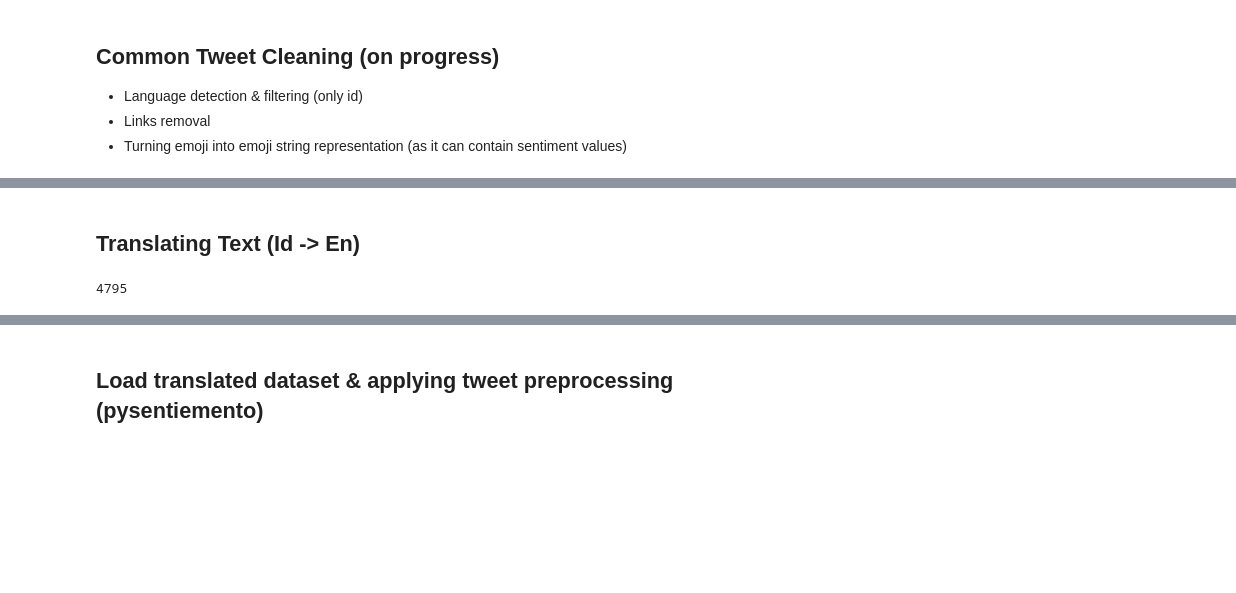
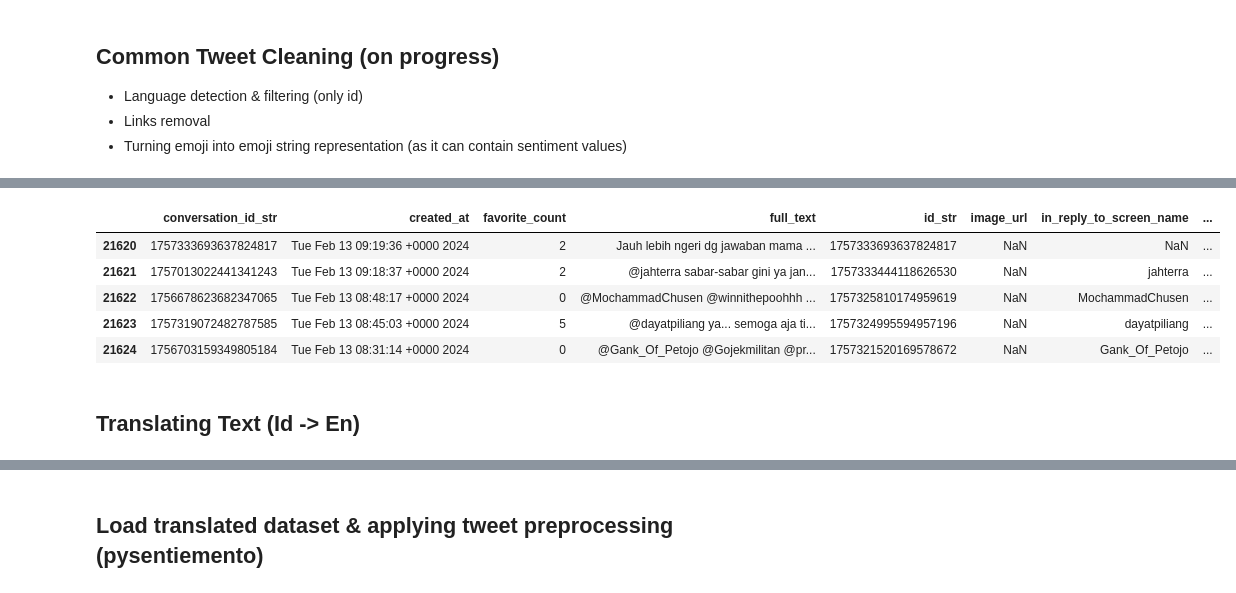
Before and after one commit to Arthdrm/PythonCode, a Jupyter notebook: scrapping-data-viz/data_lab.ipynb, the cells around one changed output, grey strips where cells are left out. Drawn from its saved outputs; the diff is of its cells as text; code cells hidden in the pictures; blank space fills up the shorter version.

```diff
--- a/scrapping-data-viz/data_lab.ipynb
+++ b/scrapping-data-viz/data_lab.ipynb
@@ -84,11 +174,16 @@ df.duplicated(subset=["full_text"]).sum()
+# %%
+df.tail()
+# %% [output]
+|  | conversation_id_str | created_at | favorite_count | full_text | id_str | image_url | in_reply_to_screen_name | ... |
+| 21620 | 1757333693637824817 | Tue Feb 13 09:19:36 +0000 2024 | 2 | Jauh lebih ngeri dg jawaban mama ... | 1757333693637824817 | NaN | NaN | ... |
+| 21621 | 1757013022441341243 | Tue Feb 13 09:18:37 +0000 2024 | 2 | @jahterra sabar-sabar gini ya jan... | 1757333444118626530 | NaN | jahterra | ... |
+| 21622 | 1756678623682347065 | Tue Feb 13 08:48:17 +0000 2024 | 0 | @MochammadChusen @winnithepoohhh ... | 1757325810174959619 | NaN | MochammadChusen | ... |
+| 21623 | 1757319072482787585 | Tue Feb 13 08:45:03 +0000 2024 | 5 | @dayatpiliang ya... semoga aja ti... | 1757324995594957196 | NaN | dayatpiliang | ... |
+| 21624 | 1756703159349805184 | Tue Feb 13 08:31:14 +0000 2024 | 0 | @Gank_Of_Petojo @Gojekmilitan @pr... | 1757321520169578672 | NaN | Gank_Of_Petojo | ... |
 # %% [markdown]
 ## Translating Text (Id -> En)
 # %%
 translator = GoogleTranslator(source="id", target="en")
-# %%
-len(df)
-# %% [output]
-4795
 # %%
 translated_list = []
 translate_success = False
```
Also changed, not shown: parts of 21 cells of this notebook, 9 other files.
